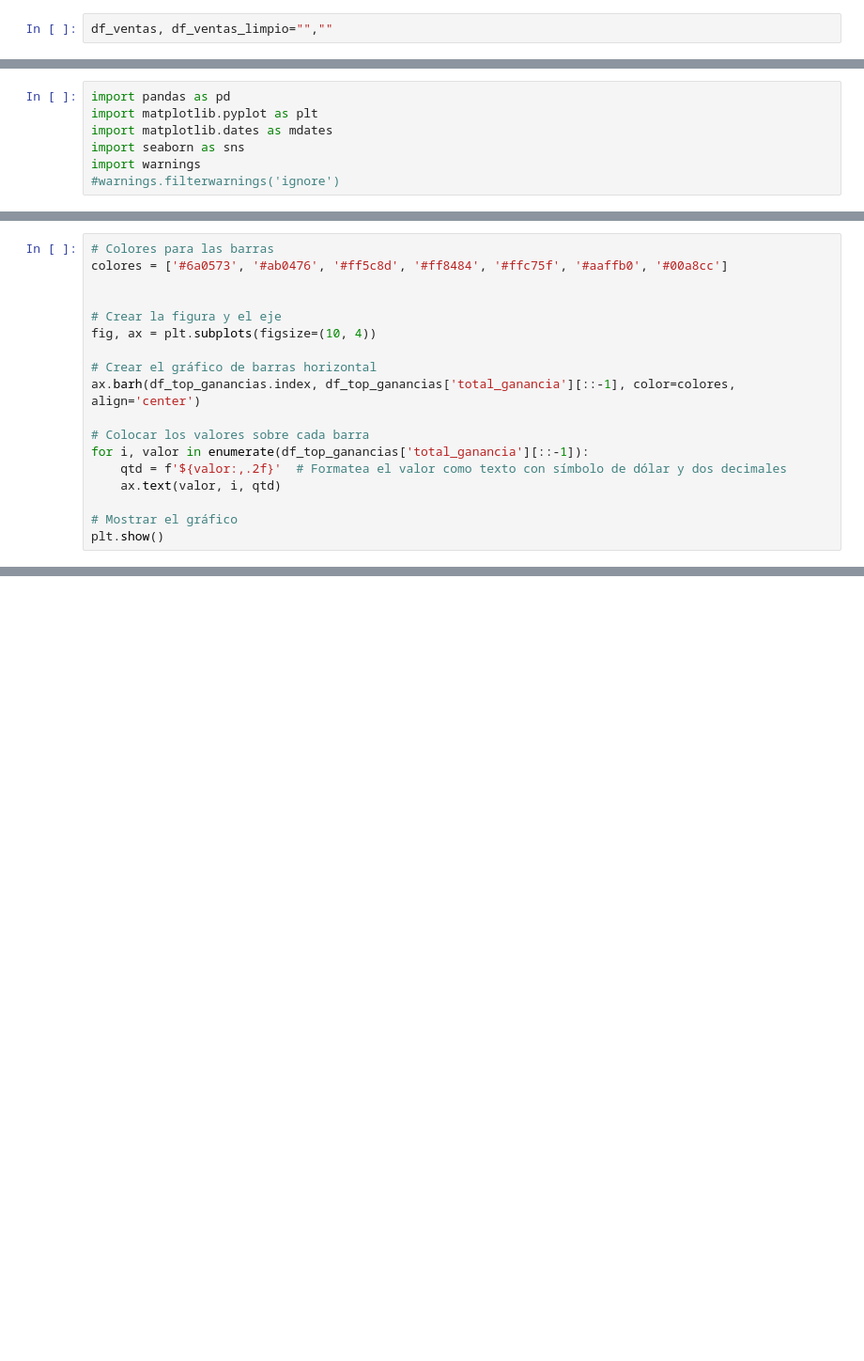
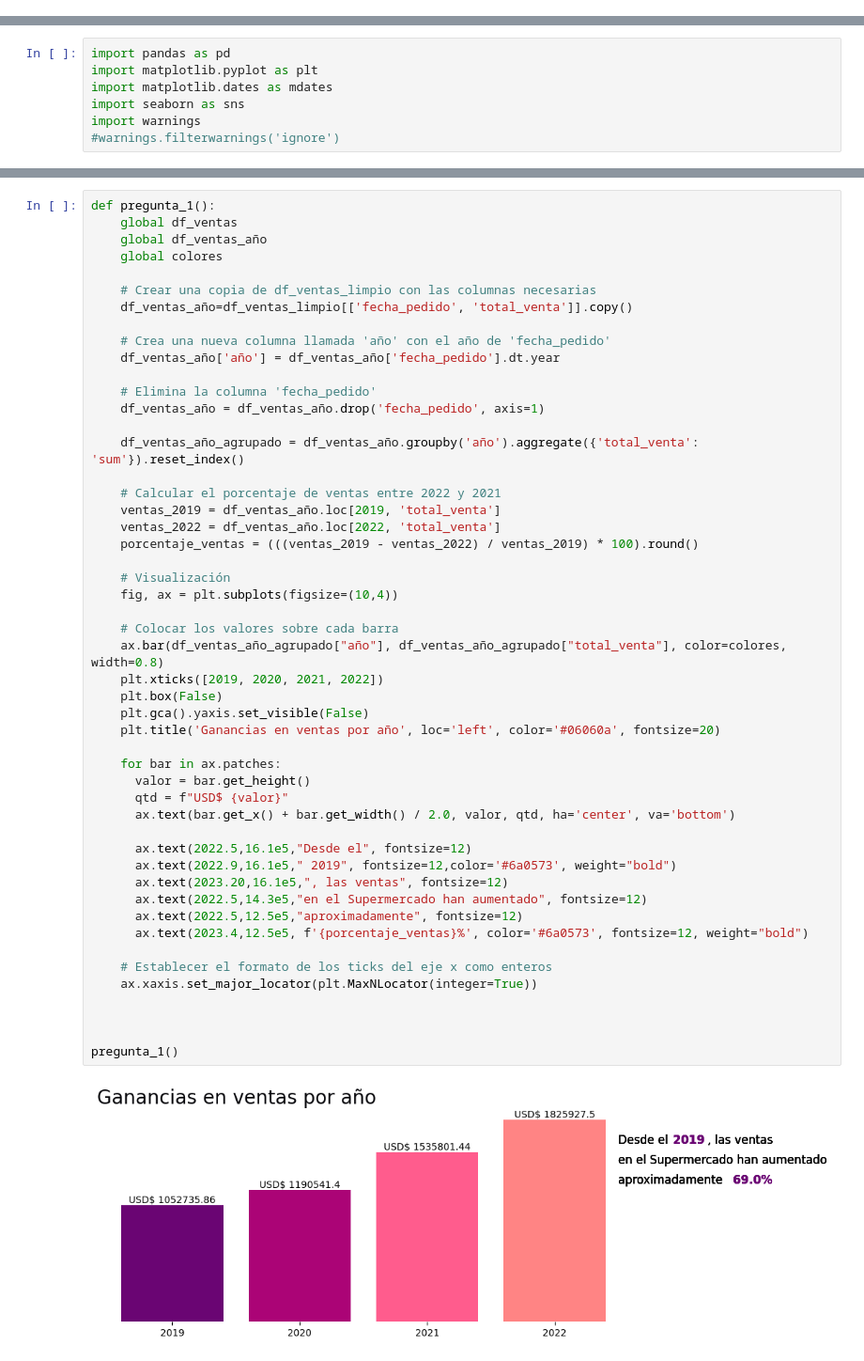
Before and after one commit to gabrielcz6/supermarketsalesanalysis, a Jupyter notebook: supermarketanalisis.ipynb, the cells around one changed output, grey strips where cells are left out. Shown at 94% size. Cells and saved outputs as stored; diff of their text form; blank space fills up the shorter version.

Commit message:
añadir ultimos cambios como titulos, analisis y otros detalles

```diff
--- a/supermarketanalisis.ipynb
+++ b/supermarketanalisis.ipynb
@@ -3,3 +1 @@
-# %%
-df_ventas, df_ventas_limpio="",""
 # %% [markdown]
@@ -204,18 +9,0 @@ Bolsas de basura             53328.46
-# %%
-# Colores para las barras
-colores = ['#6a0573', '#ab0476', '#ff5c8d', '#ff8484', '#ffc75f', '#aaffb0', '#00a8cc']
-
-
-# Crear la figura y el eje
-fig, ax = plt.subplots(figsize=(10, 4))
-
-# Crear el gráfico de barras horizontal
-ax.barh(df_top_ganancias.index, df_top_ganancias['total_ganancia'][::-1], color=colores, align='center')
-
-# Colocar los valores sobre cada barra
-for i, valor in enumerate(df_top_ganancias['total_ganancia'][::-1]):
-    qtd = f'${valor:,.2f}'  # Formatea el valor como texto con símbolo de dólar y dos decimales
-    ax.text(valor, i, qtd)
-
-# Mostrar el gráfico
-plt.show()
@@ -732,0 +68,52 @@ El análisis revela que aunque los volúmenes de ventas son similares entre B2B
+# %%
+def pregunta_1():
+    global df_ventas
+    global df_ventas_año
+    global colores
+
+    # Crear una copia de df_ventas_limpio con las columnas necesarias
+    df_ventas_año=df_ventas_limpio[['fecha_pedido', 'total_venta']].copy()
+
+    # Crea una nueva columna llamada 'año' con el año de 'fecha_pedido'
+    df_ventas_año['año'] = df_ventas_año['fecha_pedido'].dt.year
+
+    # Elimina la columna 'fecha_pedido'
+    df_ventas_año = df_ventas_año.drop('fecha_pedido', axis=1)
+
+    df_ventas_año_agrupado = df_ventas_año.groupby('año').aggregate({'total_venta': 'sum'}).reset_index()
+
+    # Calcular el porcentaje de ventas entre 2022 y 2021
+    ventas_2019 = df_ventas_año.loc[2019, 'total_venta']
+    ventas_2022 = df_ventas_año.loc[2022, 'total_venta']
+    porcentaje_ventas = (((ventas_2019 - ventas_2022) / ventas_2019) * 100).round()
+
+    # Visualización
+    fig, ax = plt.subplots(figsize=(10,4))
+
+    # Colocar los valores sobre cada barra
+    ax.bar(df_ventas_año_agrupado["año"], df_ventas_año_agrupado["total_venta"], color=colores, width=0.8)
+    plt.xticks([2019, 2020, 2021, 2022])
+    plt.box(False)
+    plt.gca().yaxis.set_visible(False)
+    plt.title('Ganancias en ventas por año', loc='left', color='#06060a', fontsize=20)
+
+    for bar in ax.patches:
+      valor = bar.get_height()
+      qtd = f"USD$ {valor}"
+      ax.text(bar.get_x() + bar.get_width() / 2.0, valor, qtd, ha='center', va='bottom')
+
+      ax.text(2022.5,16.1e5,"Desde el", fontsize=12)
+      ax.text(2022.9,16.1e5," 2019", fontsize=12,color='#6a0573', weight="bold")
+      ax.text(2023.20,16.1e5,", las ventas", fontsize=12)
+      ax.text(2022.5,14.3e5,"en el Supermercado han aumentado", fontsize=12)
+      ax.text(2022.5,12.5e5,"aproximadamente", fontsize=12)
+      ax.text(2023.4,12.5e5, f'{porcentaje_ventas}%', color='#6a0573', fontsize=12, weight="bold")
+
+    # Establecer el formato de los ticks del eje x como enteros
+    ax.xaxis.set_major_locator(plt.MaxNLocator(integer=True))
+
+
+
+pregunta_1()
+# %% [output]
+[figure, added]
```
Also changed, not shown: parts of 61 cells of this notebook, 1 other file.
